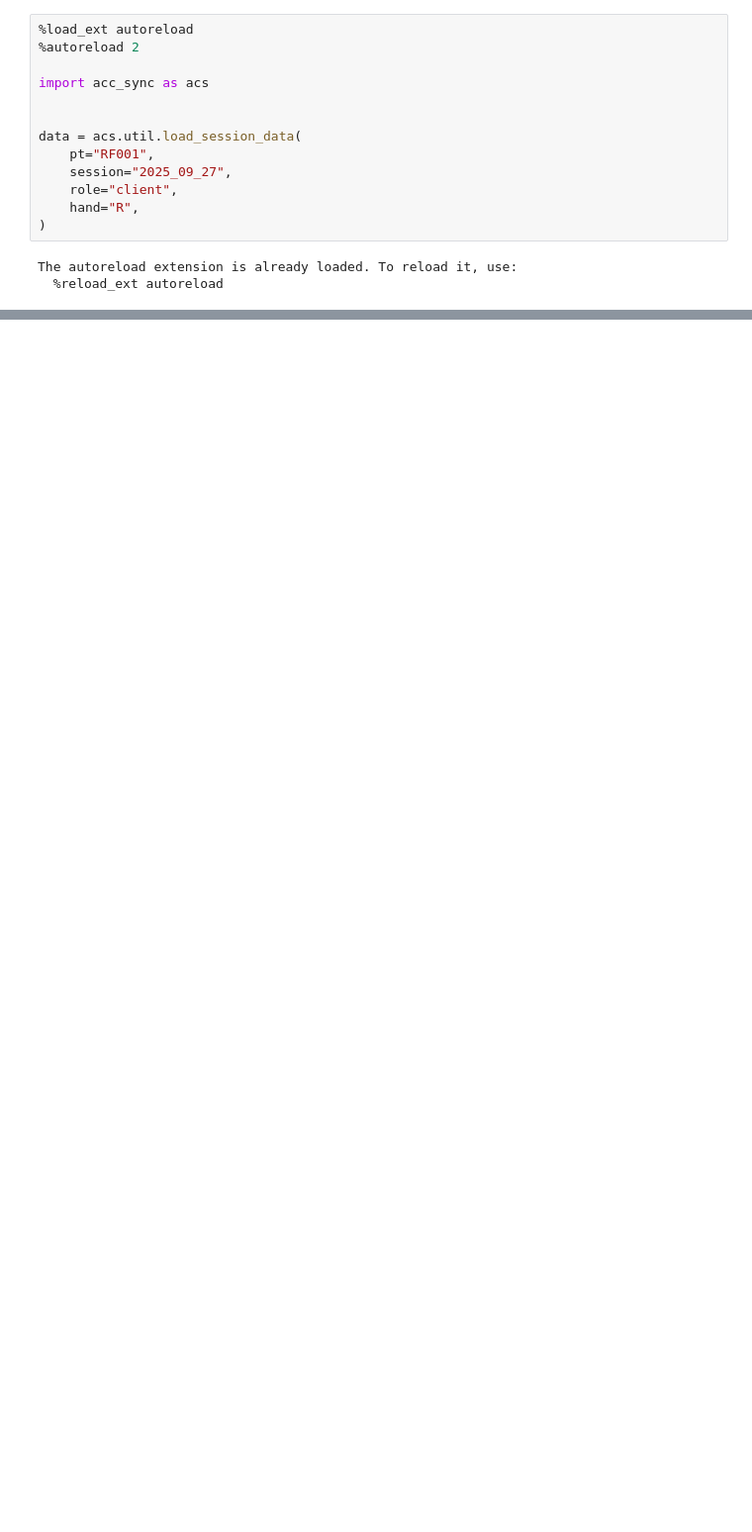
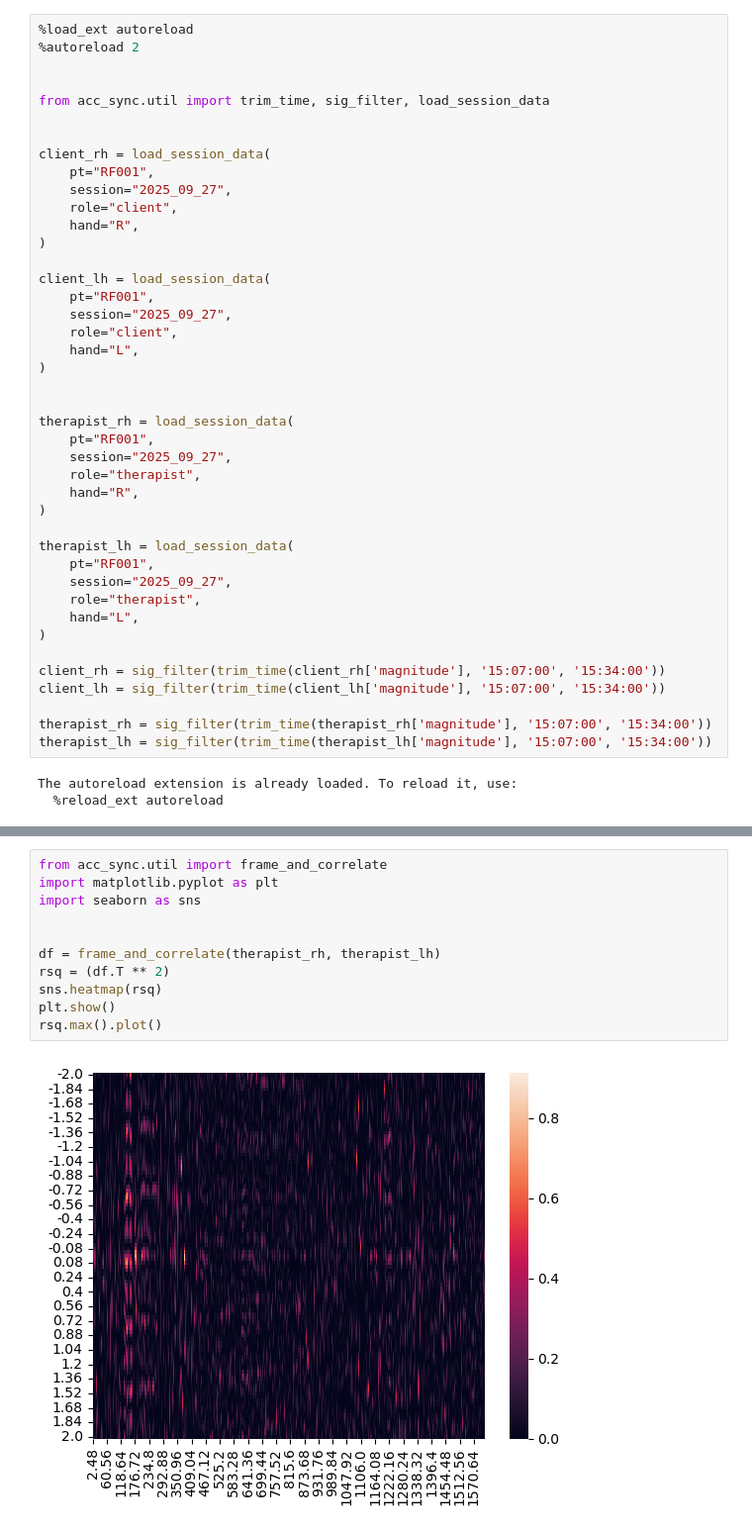
Before and after one commit to tomxi/acc_sync, a Jupyter notebook: demo.ipynb, the cells around one changed output, grey strips where cells are left out. Shown at 99% size. Cells and saved outputs as stored; diff of their text form; blank space fills up the shorter version.

Commit message:
code for time lag xcorr

```diff
--- a/demo.ipynb
+++ b/demo.ipynb
@@ -2,15 +2,44 @@
 %load_ext autoreload
 %autoreload 2
 
-import acc_sync as acs
+
+from acc_sync.util import trim_time, sig_filter, load_session_data
 
 
-data = acs.util.load_session_data(
+client_rh = load_session_data(
     pt="RF001",
     session="2025_09_27",
     role="client",
     hand="R",
 )
+
+client_lh = load_session_data(
+    pt="RF001",
+    session="2025_09_27",
+    role="client",
+    hand="L",
+)
+
+
+therapist_rh = load_session_data(
+    pt="RF001",
+    session="2025_09_27",
+    role="therapist",
+    hand="R",
+)
+
+therapist_lh = load_session_data(
+    pt="RF001",
+    session="2025_09_27",
+    role="therapist",
+    hand="L",
+)
+
+client_rh = sig_filter(trim_time(client_rh['magnitude'], '15:07:00', '15:34:00'))
+client_lh = sig_filter(trim_time(client_lh['magnitude'], '15:07:00', '15:34:00'))
+
+therapist_rh = sig_filter(trim_time(therapist_rh['magnitude'], '15:07:00', '15:34:00'))
+therapist_lh = sig_filter(trim_time(therapist_lh['magnitude'], '15:07:00', '15:34:00'))
 # %% [output]
 The autoreload extension is already loaded. To reload it, use:
   %reload_ext autoreload
@@ -21,0 +46,13 @@ acs.viz.plot_acc(trimmed_data);
+# %%
+from acc_sync.util import frame_and_correlate
+import matplotlib.pyplot as plt
+import seaborn as sns
+
+
+df = frame_and_correlate(therapist_rh, therapist_lh)
+rsq = (df.T ** 2)
+sns.heatmap(rsq)
+plt.show()
+rsq.max().plot()
+# %% [output]
+[figure, added]
```
Also changed, not shown: parts of 4 cells of this notebook, 2 other files.
